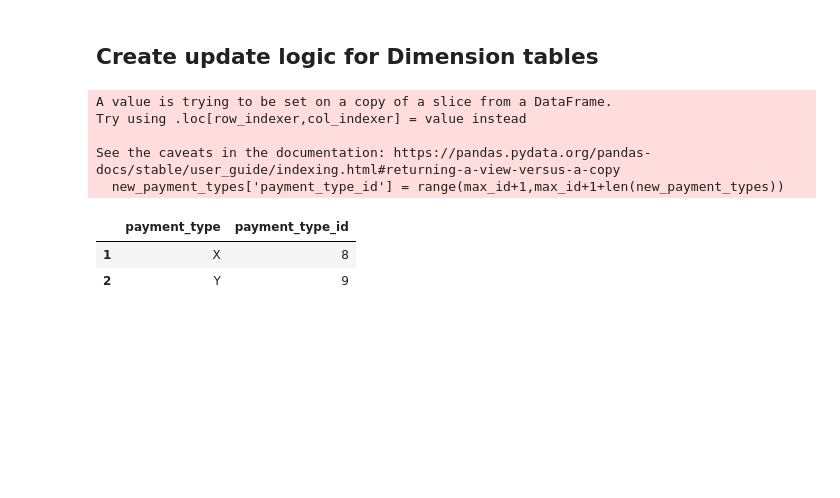
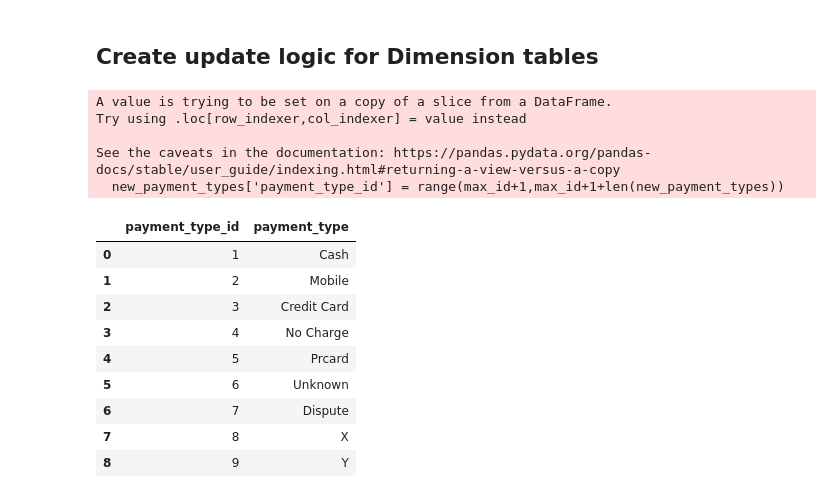
Before and after one commit to edem1550/AWS_CHICAGO_DATA, a Jupyter notebook: src/notebooks/06_taxi_data_mapping.ipynb, the cells around one changed output. Drawn from its saved outputs; the diff is of its cells as text; code cells hidden in the pictures; blank space fills up the shorter version.

```diff
--- a/src/notebooks/06_taxi_data_mapping.ipynb
+++ b/src/notebooks/06_taxi_data_mapping.ipynb
@@ -498,34 +498,41 @@ dummy_payment_type_data = [
 {'payment_type': 'Credit Card'},
 {'payment_type': 'X'},
 {'payment_type': 'Y'},
 {'payment_type': 'X'},
 
 ]
 
 dummy_payment_type_data_df = pd.DataFrame(dummy_payment_type_data)
 
 #duplikációk eltávolítása
 
 todays_payment_types = pd.DataFrame(dummy_payment_type_data_df['payment_type'].unique(), columns=['payment_type'])
 
 #majd kiadatjuk az összes olyan értéket a dummy táblából ami a korábban definiált dim táblában nincs benne
 
 new_payment_types = todays_payment_types[~todays_payment_types['payment_type'].isin(dim_payment_type['payment_type'])]
 
 #majd azért, hogy ne a dimenzió táblában lévő számnál lévő értéket írja felül, hanem adjon hozzá egy új ID-t, ezért szükséges az alábbi
 
 if not new_payment_types.empty:
     max_id = dim_payment_type['payment_type_id'].max()
     new_payment_types['payment_type_id'] = range(max_id+1,max_id+1+len(new_payment_types))
     dim_payment_type = pd.concat([dim_payment_type, new_payment_types], ignore_index = True )
 
-new_payment_types
+dim_payment_type
 # %% [output]
 A value is trying to be set on a copy of a slice from a DataFrame.
 Try using .loc[row_indexer,col_indexer] = value instead
 
 See the caveats in the documentation: https://pandas.pydata.org/pandas-docs/stable/user_guide/indexing.html#returning-a-view-versus-a-copy
   new_payment_types['payment_type_id'] = range(max_id+1,max_id+1+len(new_payment_types))
-|  | payment_type | payment_type_id |
-| 1 | X | 8 |
-| 2 | Y | 9 |
+|  | payment_type_id | payment_type |
+| 0 | 1 | Cash |
+| 1 | 2 | Mobile |
+| 2 | 3 | Credit Card |
+| 3 | 4 | No Charge |
+| 4 | 5 | Prcard |
+| 5 | 6 | Unknown |
+| 6 | 7 | Dispute |
+| 7 | 8 | X |
+| 8 | 9 | Y |
```
Also changed, not shown: parts of 1 cell of this notebook.
